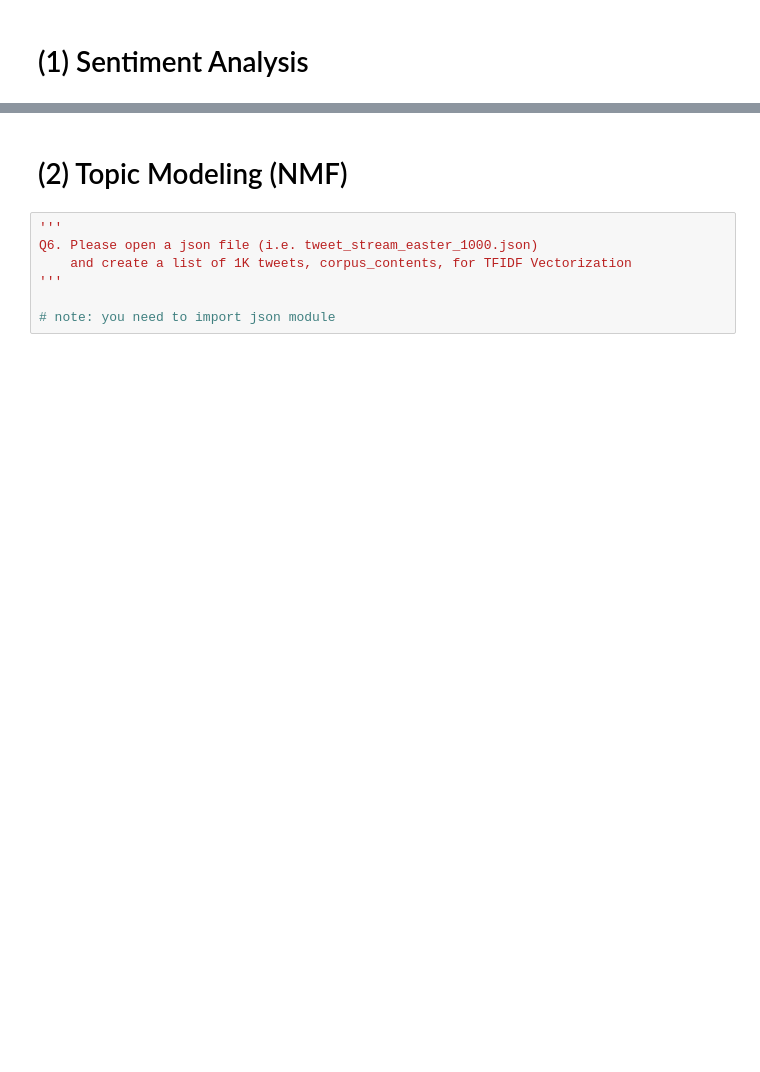
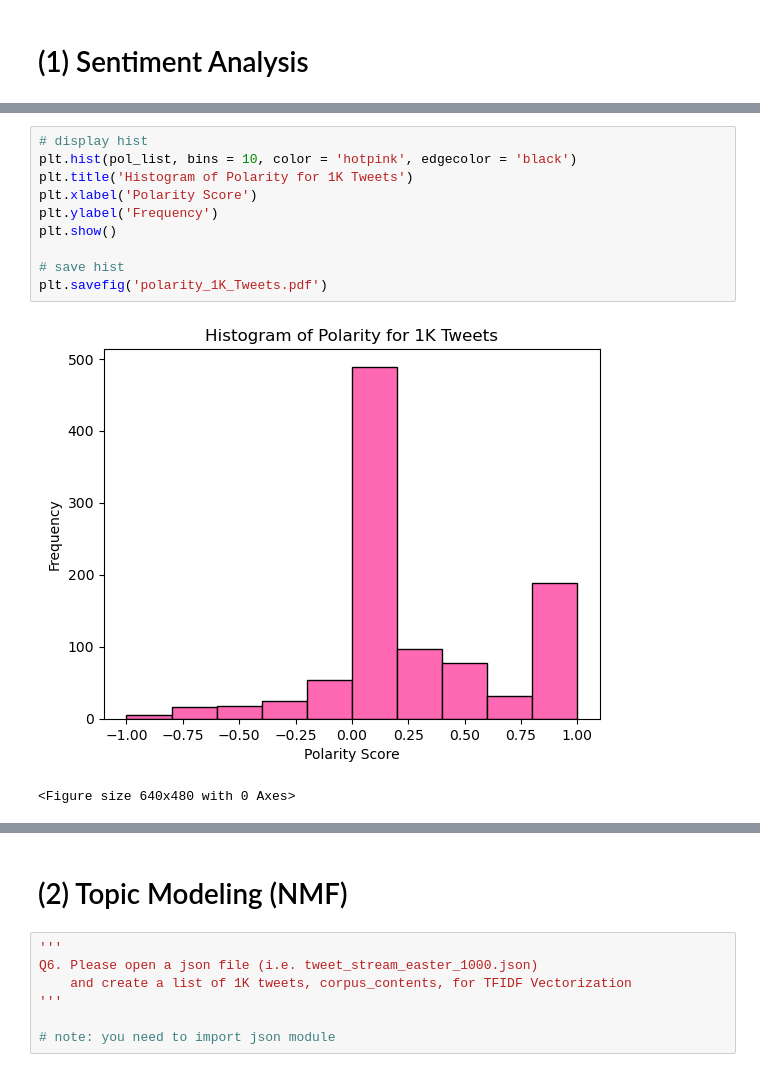
Before and after one commit to srak71/DSA-8640, a Jupyter notebook: Week_14_TextMining_SocialMediaAnalysis/HW10/HW10.ipynb, the cells around one changed output, grey strips where cells are left out. Saved outputs shown, nothing was run; the diff lists cells and outputs as text; blank space fills up the shorter version.

```diff
--- a/Week_14_TextMining_SocialMediaAnalysis/HW10/HW10.ipynb
+++ b/Week_14_TextMining_SocialMediaAnalysis/HW10/HW10.ipynb
@@ -34,3 +83,16 @@ Q4. Plesae display a histogram of polarity of 1K tweets.
+# %%
+# display hist
+plt.hist(pol_list, bins = 10, color = 'hotpink', edgecolor = 'black')
+plt.title('Histogram of Polarity for 1K Tweets')
+plt.xlabel('Polarity Score')
+plt.ylabel('Frequency')
+plt.show()
+
+# save hist
+plt.savefig('polarity_1K_Tweets.pdf')
+# %% [output]
+[figure, added]
+<Figure size 640x480 with 0 Axes>
 # %%
 '''
 Q5. Plese display a histogram of polarity of 1K tweets,
```
Also changed, not shown: parts of 19 cells of this notebook, 14 other files.
